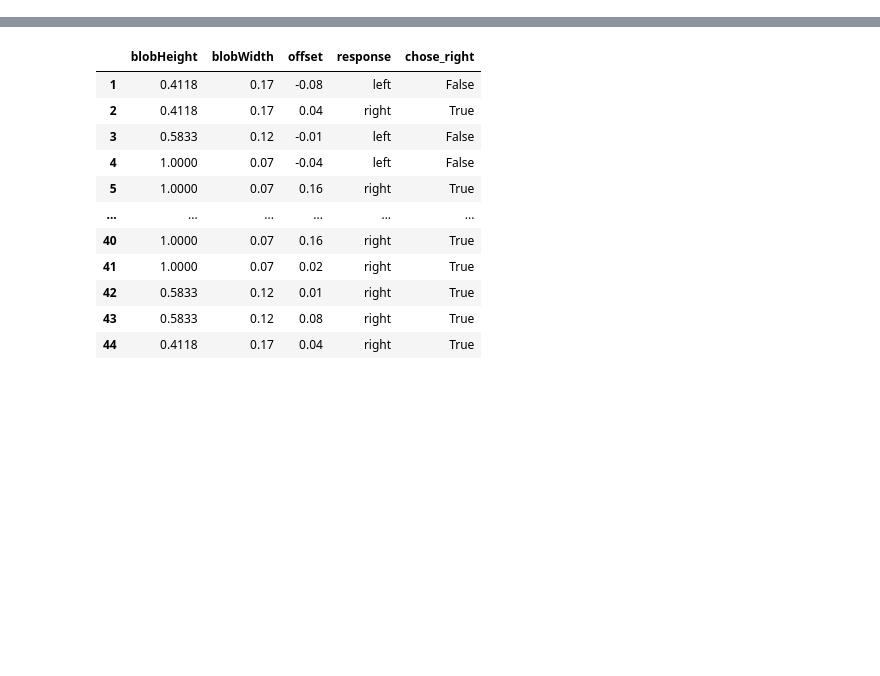
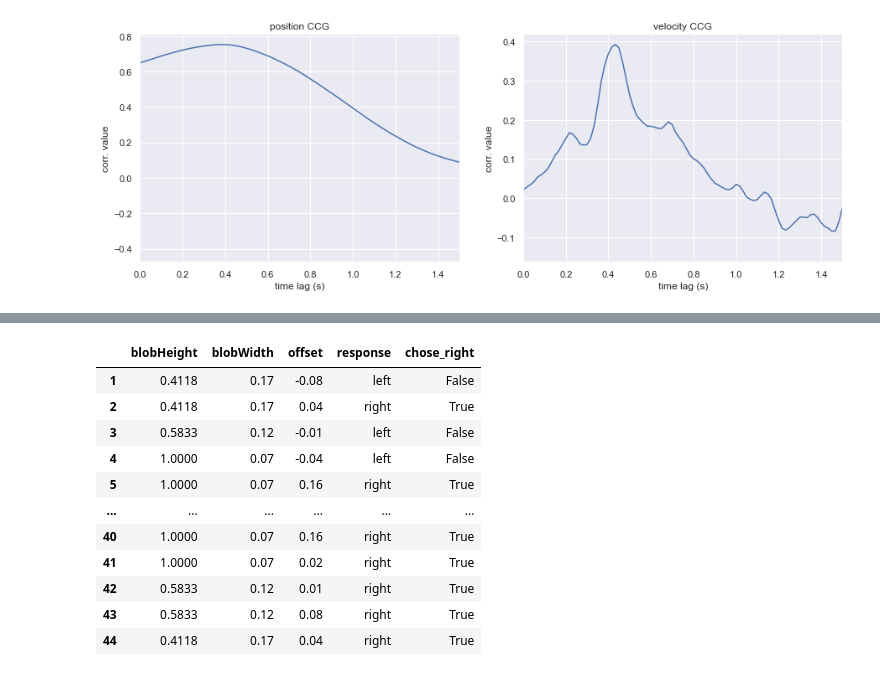
Before and after one commit to BonnenLab/tracking-psychopy-bonnen-2015, a Jupyter notebook: Tutorial.ipynb, the cells around one changed output, grey strips where cells are left out. Saved outputs shown, nothing was run; the diff lists cells and outputs as text; code cells hidden in the pictures; blank space fills up the shorter version.

```diff
--- a/Tutorial.ipynb
+++ b/Tutorial.ipynb
@@ -24,0 +72,36 @@ data_2afc = load_2afc_data(data_file_2afc,pid)
+# %%
+def cross_correlation(sig1,sig2):
+    corr = sm.tsa.stattools.ccf(sig2, sig1, adjusted=False)
+    # Remove padding and reverse the order
+    corr[0:(len(sig2)+1)][::-1]
+    return corr
+# %%
+# Visualize a single CCG in position and/or velcity
+trialNo = 1;
+
+stim = data_tracking.stimulus_x[trialNo]
+response = data_tracking.response_x[trialNo]
+ccg = cross_correlation(stim,response)
+fig, axs = plt.subplots(1,2,figsize=(15,5))
+
+axs[0].plot(np.arange(0,ccg.shape[0])/data_tracking.frameRate[trialNo],ccg)
+axs[0].set_xlabel('time lag (s)')
+axs[0].set_ylabel('corr. value')
+axs[0].set_title('position CCG')
+axs[0].set_xlim(0,1.5)
+
+
+# Visualize a single CCG in position
+stim = data_tracking.stimulus_x[trialNo]
+response = data_tracking.response_x[trialNo]
+ccg = cross_correlation(np.diff(stim),np.diff(response))
+
+plt.plot(np.arange(0,ccg.shape[0])/data_tracking.frameRate[trialNo],ccg)
+plt.xlabel('time lag (s)')
+plt.ylabel('corr. value')
+plt.title('velocity CCG')
+plt.xlim(0,1.5);
+
+# Q: What's the relationship between this example of continuous psychophysics and reverse correlation?
+# %% [output]
+[figure, added]
```
Also changed, not shown: parts of 20 cells of this notebook, 27 other files.
